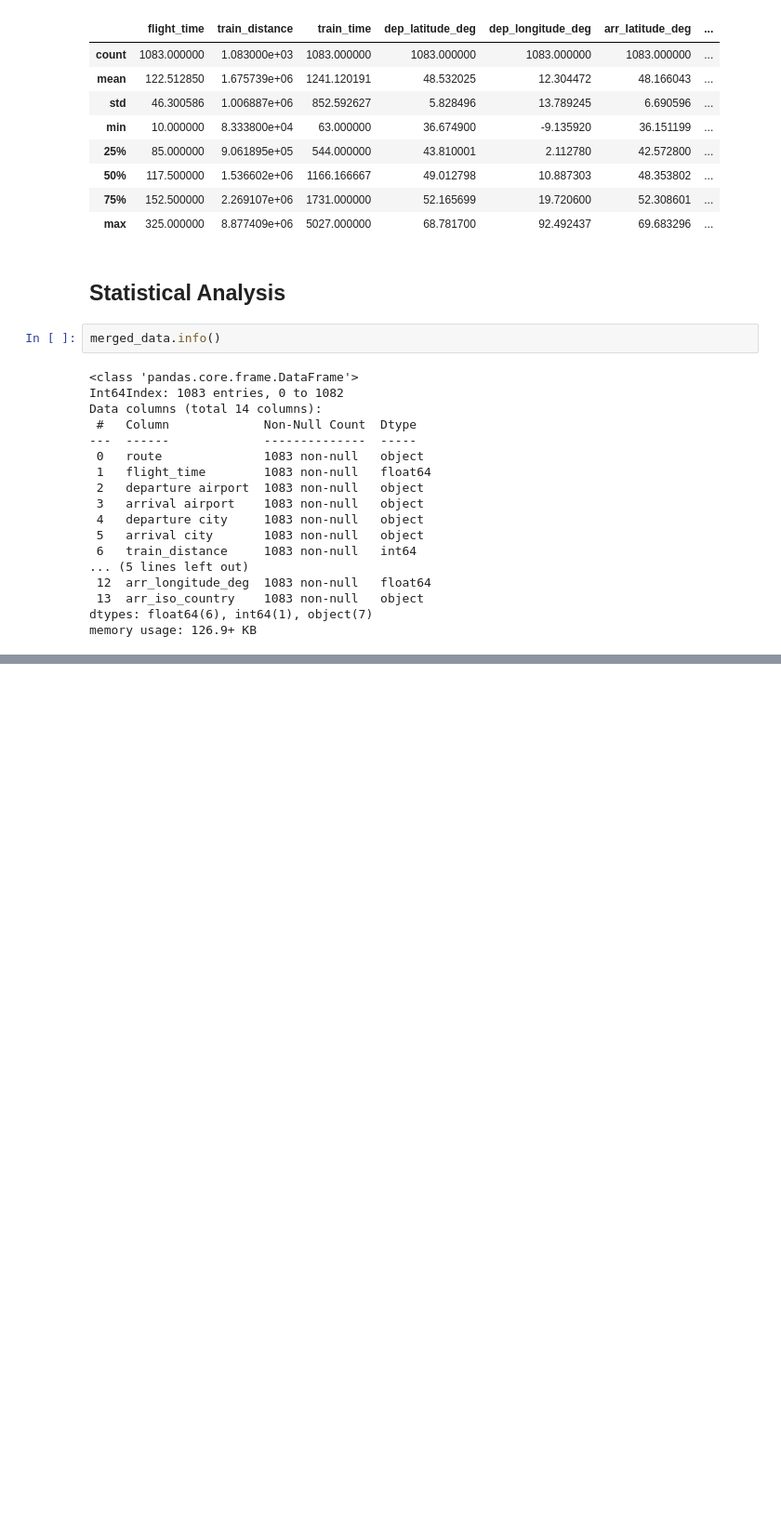
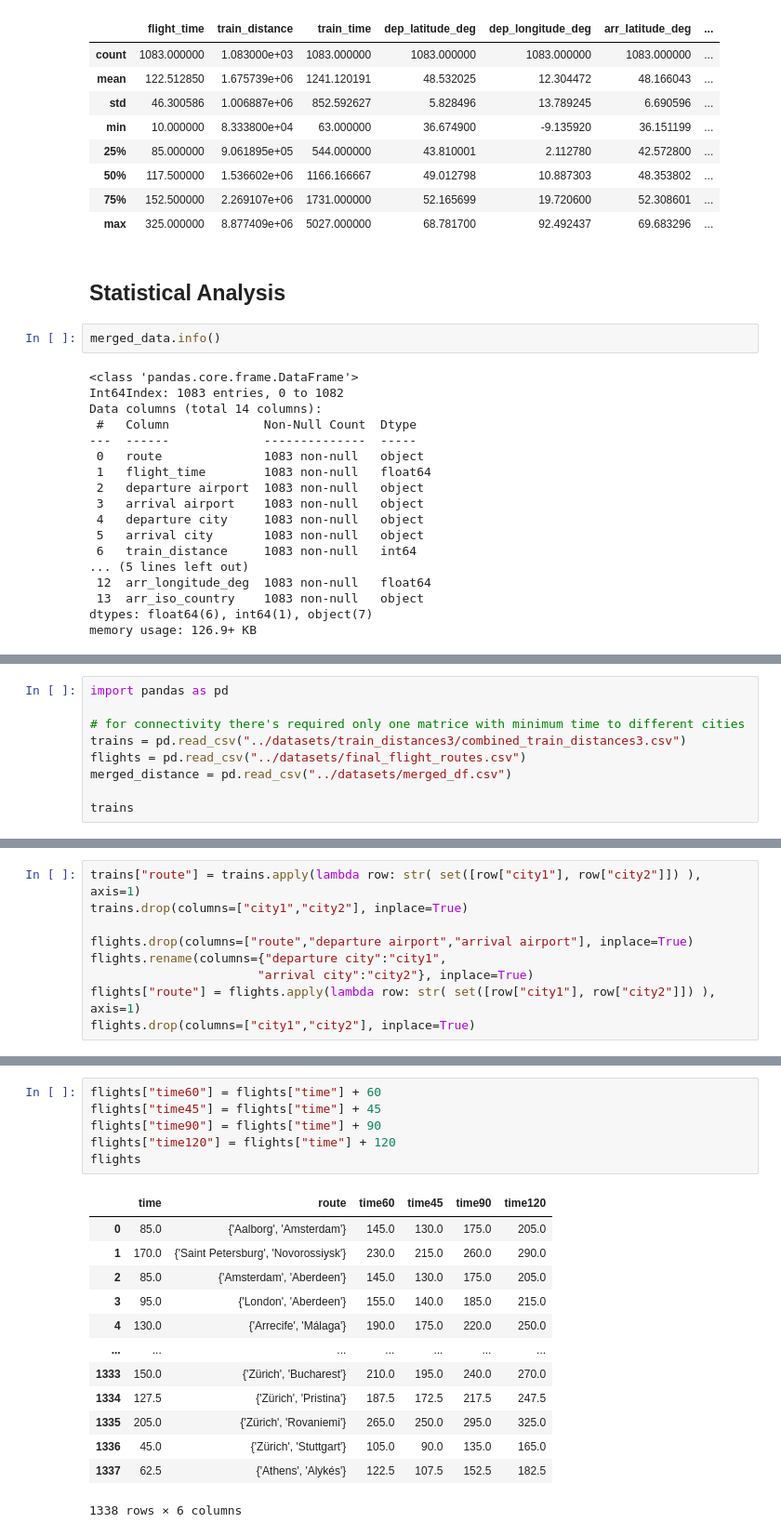
Before and after one commit to RabDou44/DOPP_group18, a Jupyter notebook: final notebook/Single_notebook.ipynb, the cells around one changed output, grey strips where cells are left out. Shown: that part at 93% size. Cells and saved outputs as stored; diff of their text form; blank space fills up the shorter version.

```diff
--- a/final notebook/Single_notebook.ipynb
+++ b/final notebook/Single_notebook.ipynb
@@ -2012,0 +2094,9 @@ memory usage: 126.9+ KB
+# %%
+import pandas as pd
+
+# for connectivity there's required only one matrice with minimum time to different cities
+trains = pd.read_csv("../datasets/train_distances3/combined_train_distances3.csv")
+flights = pd.read_csv("../datasets/final_flight_routes.csv")
+merged_distance = pd.read_csv("../datasets/merged_df.csv")
+
+trains
@@ -2012,0 +2138,9 @@ memory usage: 126.9+ KB
+# %%
+trains["route"] = trains.apply(lambda row: str( set([row["city1"], row["city2"]]) ), axis=1)
+trains.drop(columns=["city1","city2"], inplace=True)
+
+flights.drop(columns=["route","departure airport","arrival airport"], inplace=True)
+flights.rename(columns={"departure city":"city1",
+                       "arrival city":"city2"}, inplace=True)
+flights["route"] = flights.apply(lambda row: str( set([row["city1"], row["city2"]]) ), axis=1)
+flights.drop(columns=["city1","city2"], inplace=True)
@@ -2012,0 +2157,20 @@ memory usage: 126.9+ KB
+# %%
+flights["time60"] = flights["time"] + 60
+flights["time45"] = flights["time"] + 45
+flights["time90"] = flights["time"] + 90
+flights["time120"] = flights["time"] + 120
+flights
+# %% [output]
+|  | time | route | time60 | time45 | time90 | time120 |
+| 0 | 85.0 | {'Aalborg', 'Amsterdam'} | 145.0 | 130.0 | 175.0 | 205.0 |
+| 1 | 170.0 | {'Saint Petersburg', 'Novorossiysk'} | 230.0 | 215.0 | 260.0 | 290.0 |
+| 2 | 85.0 | {'Amsterdam', 'Aberdeen'} | 145.0 | 130.0 | 175.0 | 205.0 |
+| 3 | 95.0 | {'London', 'Aberdeen'} | 155.0 | 140.0 | 185.0 | 215.0 |
+| 4 | 130.0 | {'Arrecife', 'Málaga'} | 190.0 | 175.0 | 220.0 | 250.0 |
+| ... | ... | ... | ... | ... | ... | ... |
+| 1333 | 150.0 | {'Zürich', 'Bucharest'} | 210.0 | 195.0 | 240.0 | 270.0 |
+| 1334 | 127.5 | {'Zürich', 'Pristina'} | 187.5 | 172.5 | 217.5 | 247.5 |
+| 1335 | 205.0 | {'Zürich', 'Rovaniemi'} | 265.0 | 250.0 | 295.0 | 325.0 |
+| 1336 | 45.0 | {'Zürich', 'Stuttgart'} | 105.0 | 90.0 | 135.0 | 165.0 |
+| 1337 | 62.5 | {'Athens', 'Alykés'} | 122.5 | 107.5 | 152.5 | 182.5 |
+1338 rows × 6 columns
```
Also changed, not shown: parts of 16 cells of this notebook, 1 other file.
